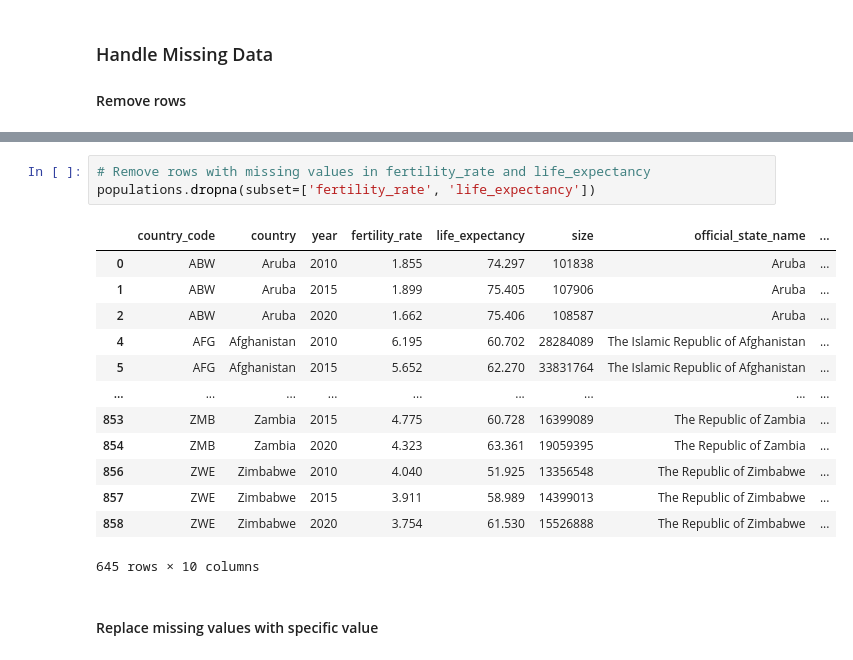
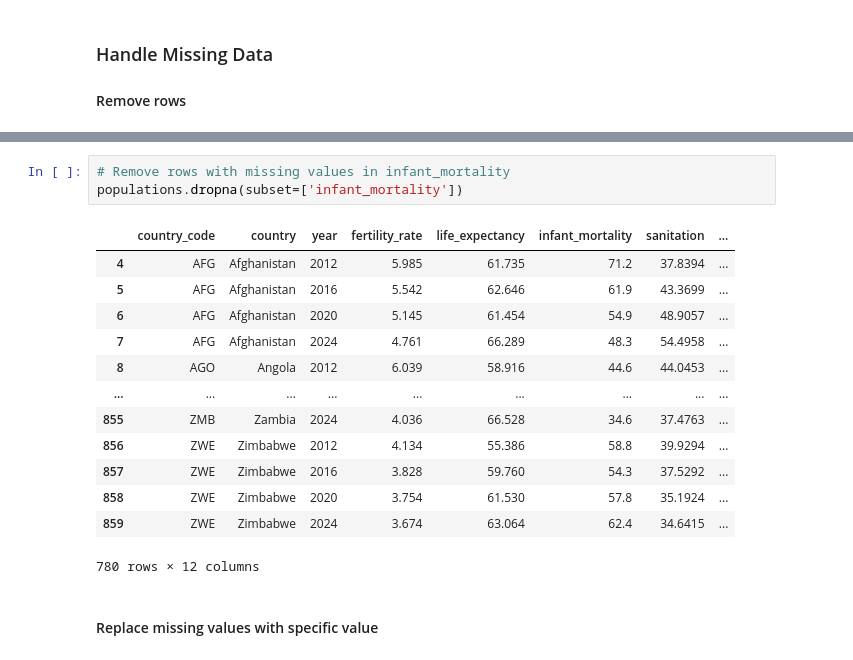
Before and after one commit to ismayc/oreilly-genai-powered-data-analysis-with-python, a Jupyter notebook: exercises_solutions.ipynb, the cells around one changed output, grey strips where cells are left out. Cells and saved outputs as stored; diff of their text form.

```diff
--- a/exercises_solutions.ipynb
+++ b/exercises_solutions.ipynb
@@ -386,20 +383,20 @@ populations.dropna(how='any')
 # %%
-# Remove rows with missing values in fertility_rate and life_expectancy
-populations.dropna(subset=['fertility_rate', 'life_expectancy'])
+# Remove rows with missing values in infant_mortality
+populations.dropna(subset=['infant_mortality'])
 # %% [output]
-|  | country_code | country | year | fertility_rate | life_expectancy | size | official_state_name | ... |
-| 0 | ABW | Aruba | 2010 | 1.855 | 74.297 | 101838 | Aruba | ... |
-| 1 | ABW | Aruba | 2015 | 1.899 | 75.405 | 107906 | Aruba | ... |
-| 2 | ABW | Aruba | 2020 | 1.662 | 75.406 | 108587 | Aruba | ... |
-| 4 | AFG | Afghanistan | 2010 | 6.195 | 60.702 | 28284089 | The Islamic Republic of Afghanistan | ... |
-| 5 | AFG | Afghanistan | 2015 | 5.652 | 62.270 | 33831764 | The Islamic Republic of Afghanistan | ... |
+|  | country_code | country | year | fertility_rate | life_expectancy | infant_mortality | sanitation | ... |
+| 4 | AFG | Afghanistan | 2012 | 5.985 | 61.735 | 71.2 | 37.8394 | ... |
+| 5 | AFG | Afghanistan | 2016 | 5.542 | 62.646 | 61.9 | 43.3699 | ... |
+| 6 | AFG | Afghanistan | 2020 | 5.145 | 61.454 | 54.9 | 48.9057 | ... |
+| 7 | AFG | Afghanistan | 2024 | 4.761 | 66.289 | 48.3 | 54.4958 | ... |
+| 8 | AGO | Angola | 2012 | 6.039 | 58.916 | 44.6 | 44.0453 | ... |
 | ... | ... | ... | ... | ... | ... | ... | ... | ... |
-| 853 | ZMB | Zambia | 2015 | 4.775 | 60.728 | 16399089 | The Republic of Zambia | ... |
-| 854 | ZMB | Zambia | 2020 | 4.323 | 63.361 | 19059395 | The Republic of Zambia | ... |
-| 856 | ZWE | Zimbabwe | 2010 | 4.040 | 51.925 | 13356548 | The Republic of Zimbabwe | ... |
-| 857 | ZWE | Zimbabwe | 2015 | 3.911 | 58.989 | 14399013 | The Republic of Zimbabwe | ... |
-| 858 | ZWE | Zimbabwe | 2020 | 3.754 | 61.530 | 15526888 | The Republic of Zimbabwe | ... |
+| 855 | ZMB | Zambia | 2024 | 4.036 | 66.528 | 34.6 | 37.4763 | ... |
+| 856 | ZWE | Zimbabwe | 2012 | 4.134 | 55.386 | 58.8 | 39.9294 | ... |
+| 857 | ZWE | Zimbabwe | 2016 | 3.828 | 59.760 | 54.3 | 37.5292 | ... |
+| 858 | ZWE | Zimbabwe | 2020 | 3.754 | 61.530 | 57.8 | 35.1924 | ... |
+| 859 | ZWE | Zimbabwe | 2024 | 3.674 | 63.064 | 62.4 | 34.6415 | ... |
-645 rows × 10 columns
+780 rows × 12 columns
 # %% [markdown]
 #### Replace missing values with specific value
 # %%
```
Also changed, not shown: parts of 46 cells of this notebook, 21 other files.
